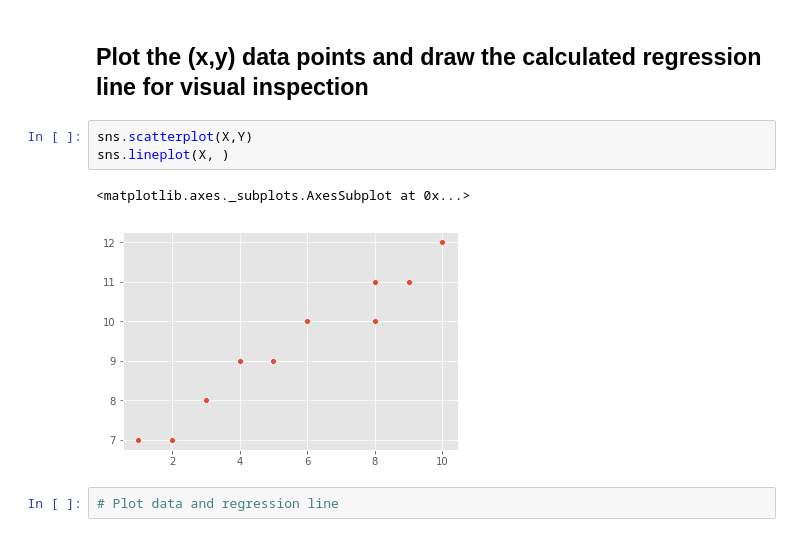
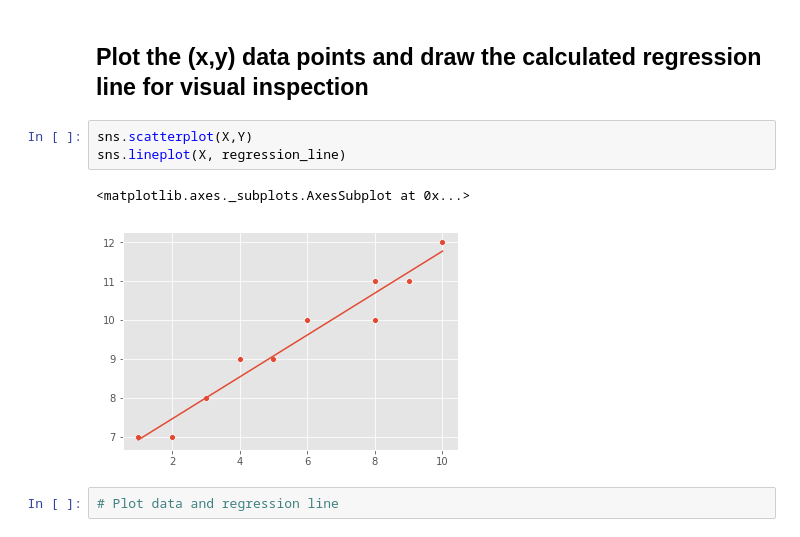
Before and after one commit to UpwardTrajectory/dsc-0-10-07-simple-linear-regression-lab-seattle-ds-career-040119, a Jupyter notebook: index.ipynb, the cells around one changed output. Drawn from its saved outputs; the diff is of its cells as text.

```diff
--- a/index.ipynb
+++ b/index.ipynb
@@ -116,10 +116,10 @@ regression_line = reg_line(m,b,X)
 ## Plot the (x,y) data points and draw the calculated regression line for visual inspection
 # %%
 sns.scatterplot(X,Y)
-sns.lineplot(X, )
+sns.lineplot(X, regression_line)
 # %% [output]
 <matplotlib.axes._subplots.AxesSubplot at 0x...>
-[figure, old version]
+[figure, new version]
 # %%
 # Plot data and regression line
 # %% [output]
```
